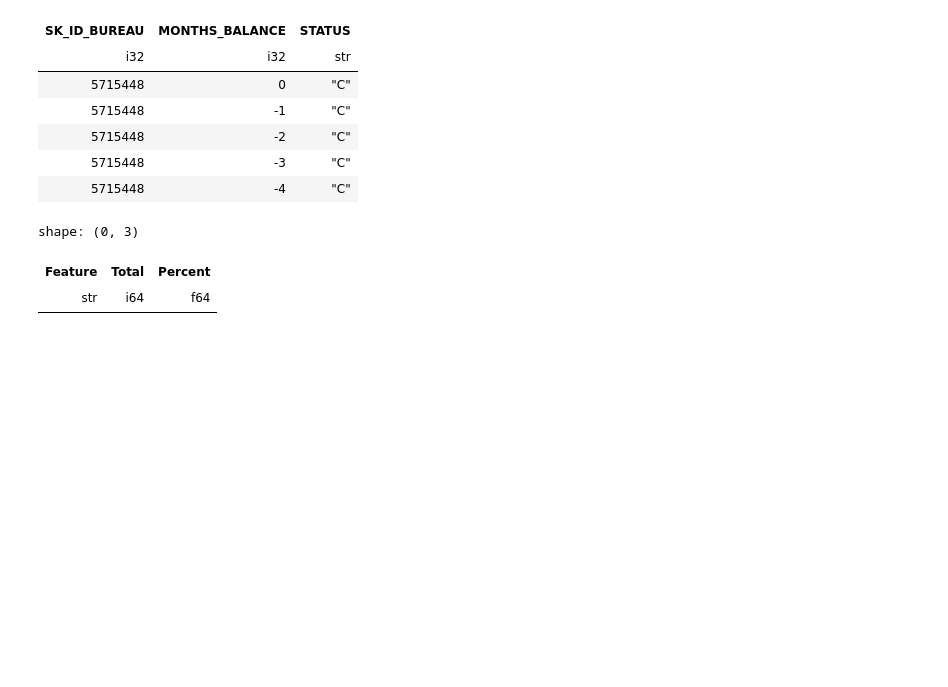
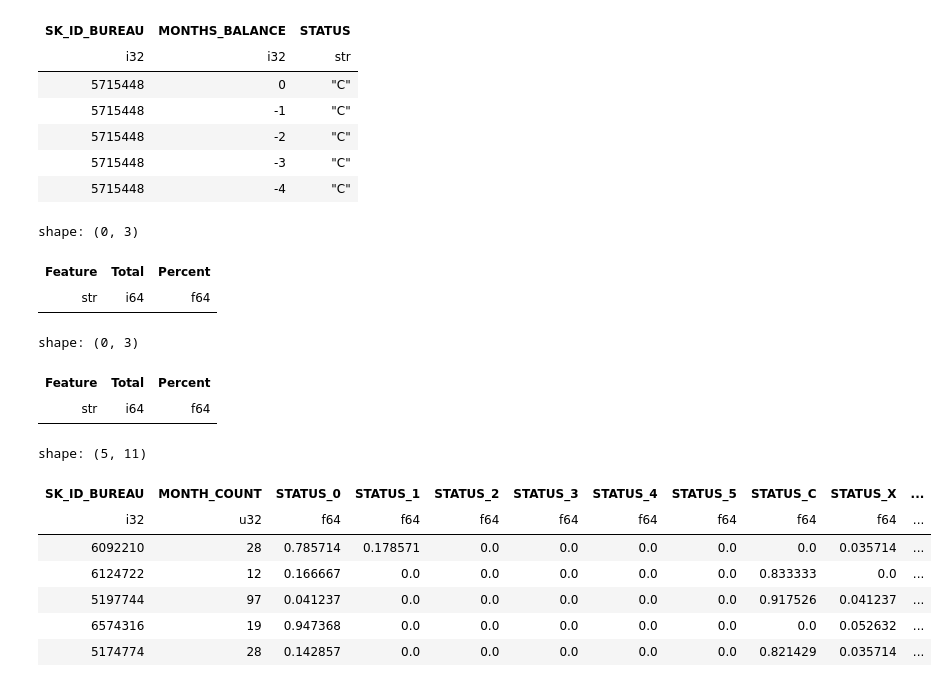
Before and after one commit to mohakapoor/CreditRiskAnalyzer, a Jupyter notebook: src/preprocessing.ipynb, the cells around one changed output. Drawn from its saved outputs; the diff is of its cells as text; code cells hidden in the pictures; blank space fills up the shorter version.

Commit message:
updated bureau preprocessing

```diff
--- a/src/preprocessing.ipynb
+++ b/src/preprocessing.ipynb
@@ -214,7 +200,30 @@ agg_bbal = agg_bbal.merge(loan_score, how = "left", on = "SK_ID_BUREAU")
 # %%
-bbal.with_columns(
-    pl.cols(["SK_ID_BUREAU", "MONTHS_BALANCE"])
-    .groupby("SK_ID_BUREAU").count()
-
-
+agg_bbal = (
+    bbal
+    .group_by("SK_ID_BUREAU")
+    .agg(
+        pl.col("MONTHS_BALANCE").count().alias("MONTH_COUNT"),
+        cs.starts_with("STATUS_").mean()
+    )
+    .join(loan_score,on= "SK_ID_BUREAU",how = "left")
 )
+# %%
+# count missings
+nas = utils.count_missings(agg_bbal)
+nas.head()
+# %% [output]
+shape: (0, 3)
+| Feature | Total | Percent |
+| str | i64 | f64 |
+# %%
+# check data
+agg_bbal.head()
+# %% [output]
+shape: (5, 11)
+| SK_ID_BUREAU | MONTH_COUNT | STATUS_0 | STATUS_1 | STATUS_2 | STATUS_3 | STATUS_4 | STATUS_5 | STATUS_C | STATUS_X | ... |
+| i32 | u32 | f64 | f64 | f64 | f64 | f64 | f64 | f64 | f64 | ... |
+| 6092210 | 28 | 0.785714 | 0.178571 | 0.0 | 0.0 | 0.0 | 0.0 | 0.0 | 0.035714 | ... |
+| 6124722 | 12 | 0.166667 | 0.0 | 0.0 | 0.0 | 0.0 | 0.0 | 0.833333 | 0.0 | ... |
+| 5197744 | 97 | 0.041237 | 0.0 | 0.0 | 0.0 | 0.0 | 0.0 | 0.917526 | 0.041237 | ... |
+| 6574316 | 19 | 0.947368 | 0.0 | 0.0 | 0.0 | 0.0 | 0.0 | 0.0 | 0.052632 | ... |
+| 5174774 | 28 | 0.142857 | 0.0 | 0.0 | 0.0 | 0.0 | 0.0 | 0.821429 | 0.035714 | ... |
```
Also changed, not shown: parts of 6 cells of this notebook.
